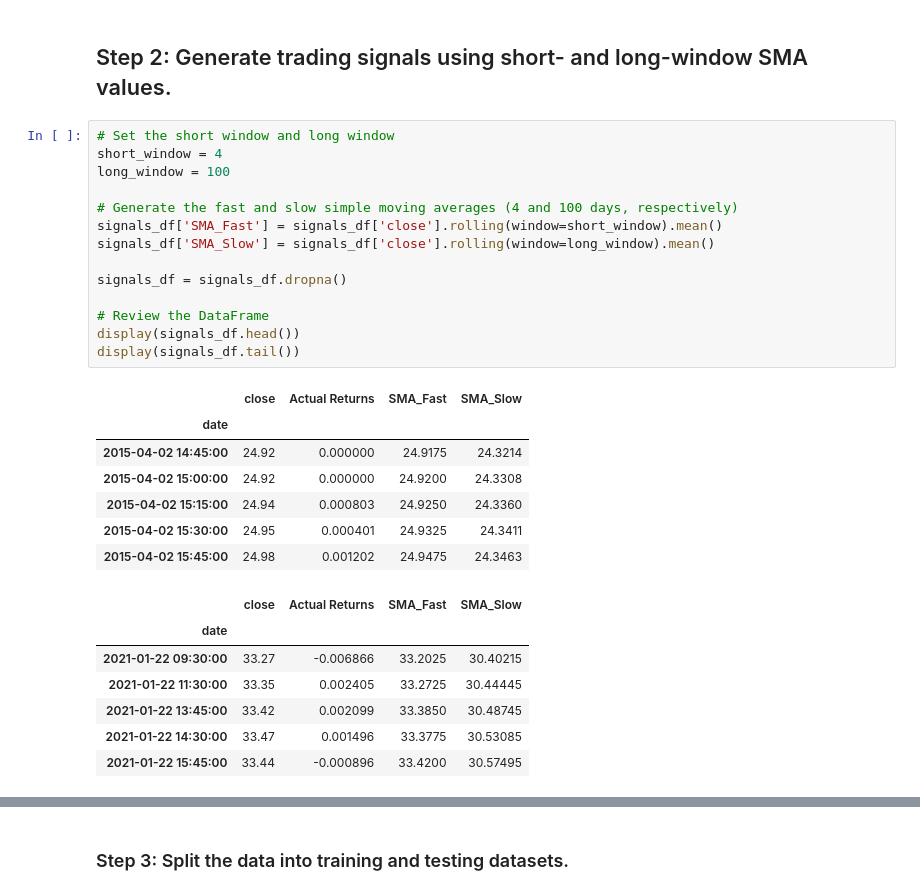
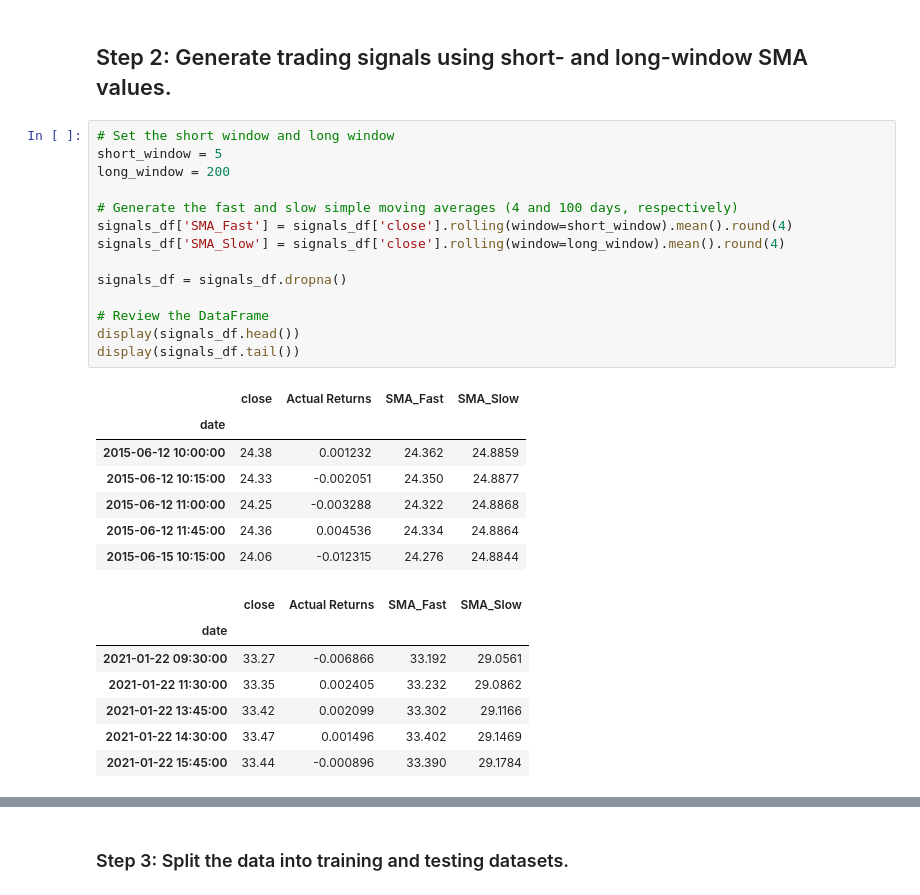
Before and after one commit to Gino-Petrosian/Fintech-Bootcamp-, a Jupyter notebook: Module 14 Challenge/machine_learning_trading_bot.ipynb, the cells around one changed output, grey strips where cells are left out. Drawn from its saved outputs; the diff is of its cells as text.

```diff
--- a/Module 14 Challenge/machine_learning_trading_bot.ipynb
+++ b/Module 14 Challenge/machine_learning_trading_bot.ipynb
@@ -140,33 +136,33 @@ display(signals_df.tail())
 ## Step 2: Generate trading signals using short- and long-window SMA values.
 # %%
 # Set the short window and long window
-short_window = 4
-long_window = 100
+short_window = 5
+long_window = 200
 
 # Generate the fast and slow simple moving averages (4 and 100 days, respectively)
-signals_df['SMA_Fast'] = signals_df['close'].rolling(window=short_window).mean()
-signals_df['SMA_Slow'] = signals_df['close'].rolling(window=long_window).mean()
+signals_df['SMA_Fast'] = signals_df['close'].rolling(window=short_window).mean().round(4)
+signals_df['SMA_Slow'] = signals_df['close'].rolling(window=long_window).mean().round(4)
 
 signals_df = signals_df.dropna()
 
 # Review the DataFrame
 display(signals_df.head())
 display(signals_df.tail())
 # %% [output]
 |  | close | Actual Returns | SMA_Fast | SMA_Slow |
 | date |  |  |  |  |
-| 2015-04-02 14:45:00 | 24.92 | 0.000000 | 24.9175 | 24.3214 |
-| 2015-04-02 15:00:00 | 24.92 | 0.000000 | 24.9200 | 24.3308 |
-| 2015-04-02 15:15:00 | 24.94 | 0.000803 | 24.9250 | 24.3360 |
-| 2015-04-02 15:30:00 | 24.95 | 0.000401 | 24.9325 | 24.3411 |
-| 2015-04-02 15:45:00 | 24.98 | 0.001202 | 24.9475 | 24.3463 |
+| 2015-06-12 10:00:00 | 24.38 | 0.001232 | 24.362 | 24.8859 |
+| 2015-06-12 10:15:00 | 24.33 | -0.002051 | 24.350 | 24.8877 |
+| 2015-06-12 11:00:00 | 24.25 | -0.003288 | 24.322 | 24.8868 |
+| 2015-06-12 11:45:00 | 24.36 | 0.004536 | 24.334 | 24.8864 |
+| 2015-06-15 10:15:00 | 24.06 | -0.012315 | 24.276 | 24.8844 |
 |  | close | Actual Returns | SMA_Fast | SMA_Slow |
 | date |  |  |  |  |
-| 2021-01-22 09:30:00 | 33.27 | -0.006866 | 33.2025 | 30.40215 |
-| 2021-01-22 11:30:00 | 33.35 | 0.002405 | 33.2725 | 30.44445 |
-| 2021-01-22 13:45:00 | 33.42 | 0.002099 | 33.3850 | 30.48745 |
-| 2021-01-22 14:30:00 | 33.47 | 0.001496 | 33.3775 | 30.53085 |
-| 2021-01-22 15:45:00 | 33.44 | -0.000896 | 33.4200 | 30.57495 |
+| 2021-01-22 09:30:00 | 33.27 | -0.006866 | 33.192 | 29.0561 |
+| 2021-01-22 11:30:00 | 33.35 | 0.002405 | 33.232 | 29.0862 |
+| 2021-01-22 13:45:00 | 33.42 | 0.002099 | 33.302 | 29.1166 |
+| 2021-01-22 14:30:00 | 33.47 | 0.001496 | 33.402 | 29.1469 |
+| 2021-01-22 15:45:00 | 33.44 | -0.000896 | 33.390 | 29.1784 |
 # %%
 # Initialize the new Signal column
 signals_df['Signal'] = 0.0
```
Also changed, not shown: parts of 18 cells of this notebook, 13 other files.
